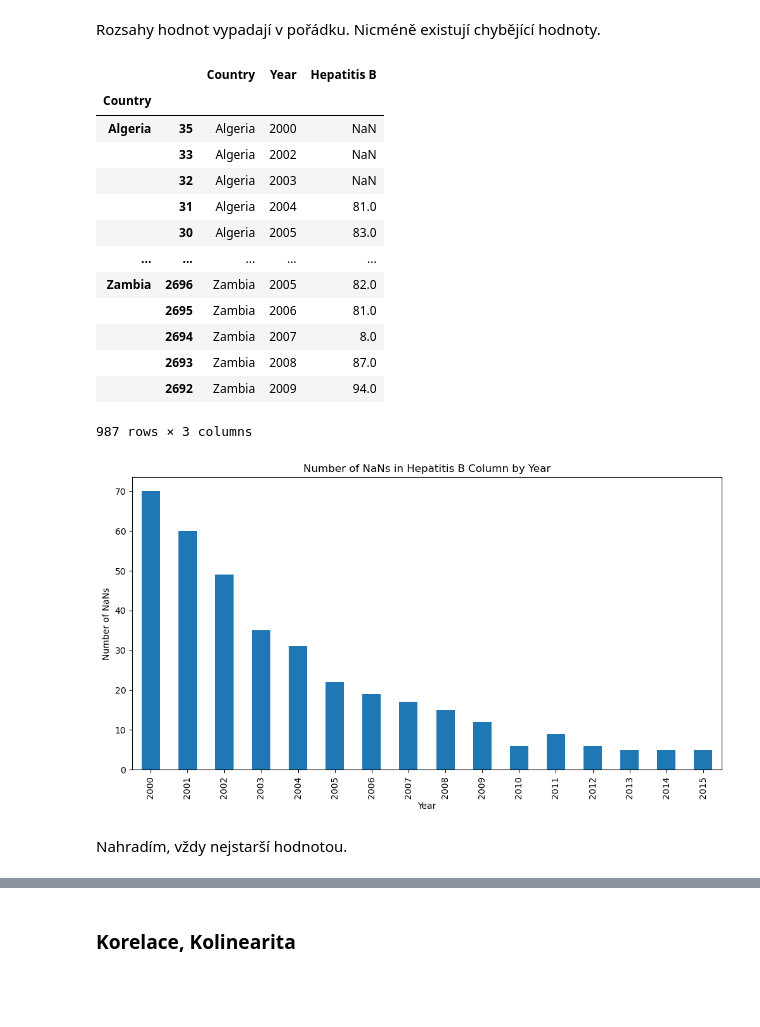
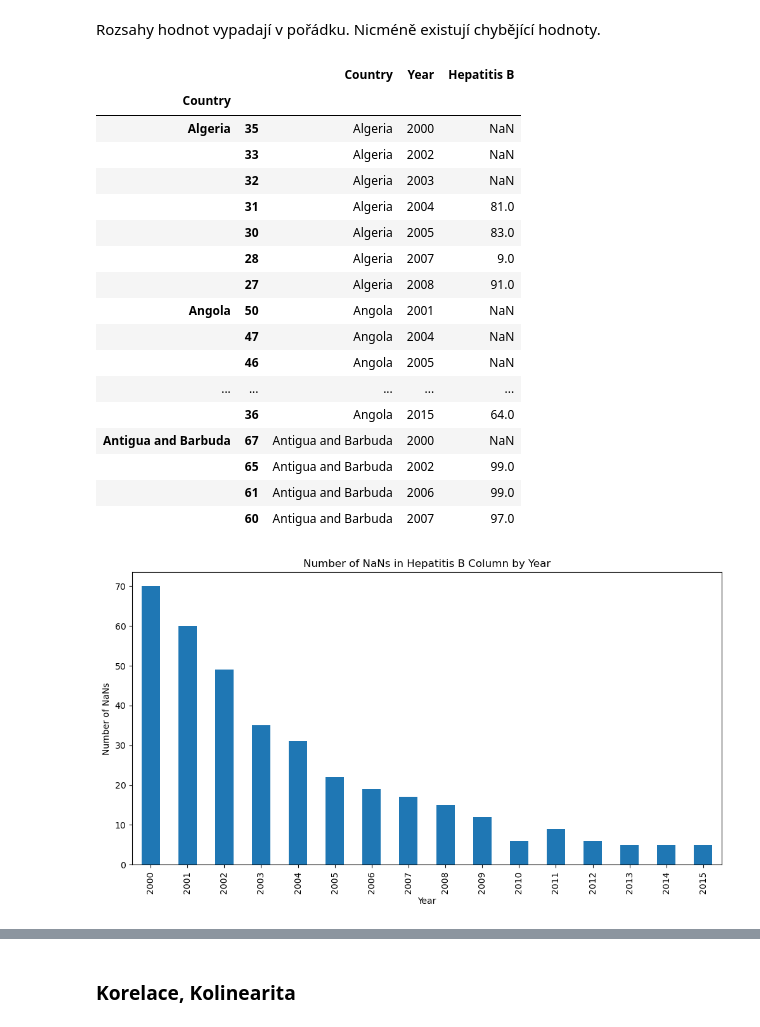
Before and after one commit to andyska09/Machine-Learning-Homework, a Jupyter notebook: 02/solution.ipynb, the cells around one changed output, grey strips where cells are left out. Saved outputs shown, nothing was run; the diff lists cells and outputs as text; code cells hidden in the pictures; blank space fills up the shorter version.

```diff
--- a/02/solution.ipynb
+++ b/02/solution.ipynb
@@ -376,29 +378,34 @@ Name: Hepatitis B, dtype: float64
 Rozsahy hodnot vypadají v pořádku. Nicméně existují chybějící hodnoty.
 # %%
 hepa_miss = set(Xtrain[Xtrain['Hepatitis B'].isna()]['Country'].unique())
-display(Xtrain[Xtrain['Country'].isin(hepa_miss)].groupby('Country').apply(lambda x: x.sort_values(by='Year'))[['Country', 'Year', 'Hepatitis B']])
+display(Xtrain[(Xtrain['Country'].isin(hepa_miss))].
+        groupby('Country').
+        apply(lambda x: x.sort_values(by='Year'))
+        [['Country', 'Year', 'Hepatitis B']].head(20))
 
 nan_counts = Xtrain.groupby('Year')['Hepatitis B'].apply(lambda x: x.isna().sum())
 nan_counts.plot(kind='bar', figsize=(12, 6))
 plt.title('Number of NaNs in Hepatitis B Column by Year')
 plt.xlabel('Year')
 plt.ylabel('Number of NaNs')
 plt.show()
 # %% [output]
 |  |  | Country | Year | Hepatitis B |
 | Country |  |  |  |  |
 | Algeria | 35 | Algeria | 2000 | NaN |
 |  | 33 | Algeria | 2002 | NaN |
 |  | 32 | Algeria | 2003 | NaN |
 |  | 31 | Algeria | 2004 | 81.0 |
 |  | 30 | Algeria | 2005 | 83.0 |
+|  | 28 | Algeria | 2007 | 9.0 |
+|  | 27 | Algeria | 2008 | 91.0 |
+| Angola | 50 | Angola | 2001 | NaN |
+|  | 47 | Angola | 2004 | NaN |
+|  | 46 | Angola | 2005 | NaN |
 | ... | ... | ... | ... | ... |
-| Zambia | 2696 | Zambia | 2005 | 82.0 |
-|  | 2695 | Zambia | 2006 | 81.0 |
-|  | 2694 | Zambia | 2007 | 8.0 |
-|  | 2693 | Zambia | 2008 | 87.0 |
-|  | 2692 | Zambia | 2009 | 94.0 |
+|  | 36 | Angola | 2015 | 64.0 |
+| Antigua and Barbuda | 67 | Antigua and Barbuda | 2000 | NaN |
+|  | 65 | Antigua and Barbuda | 2002 | 99.0 |
+|  | 61 | Antigua and Barbuda | 2006 | 99.0 |
+|  | 60 | Antigua and Barbuda | 2007 | 97.0 |
-987 rows × 3 columns
 [figure]
-# %% [markdown]
-Nahradím, vždy nejstarší hodnotou.
```
Also changed, not shown: parts of 39 cells of this notebook.
